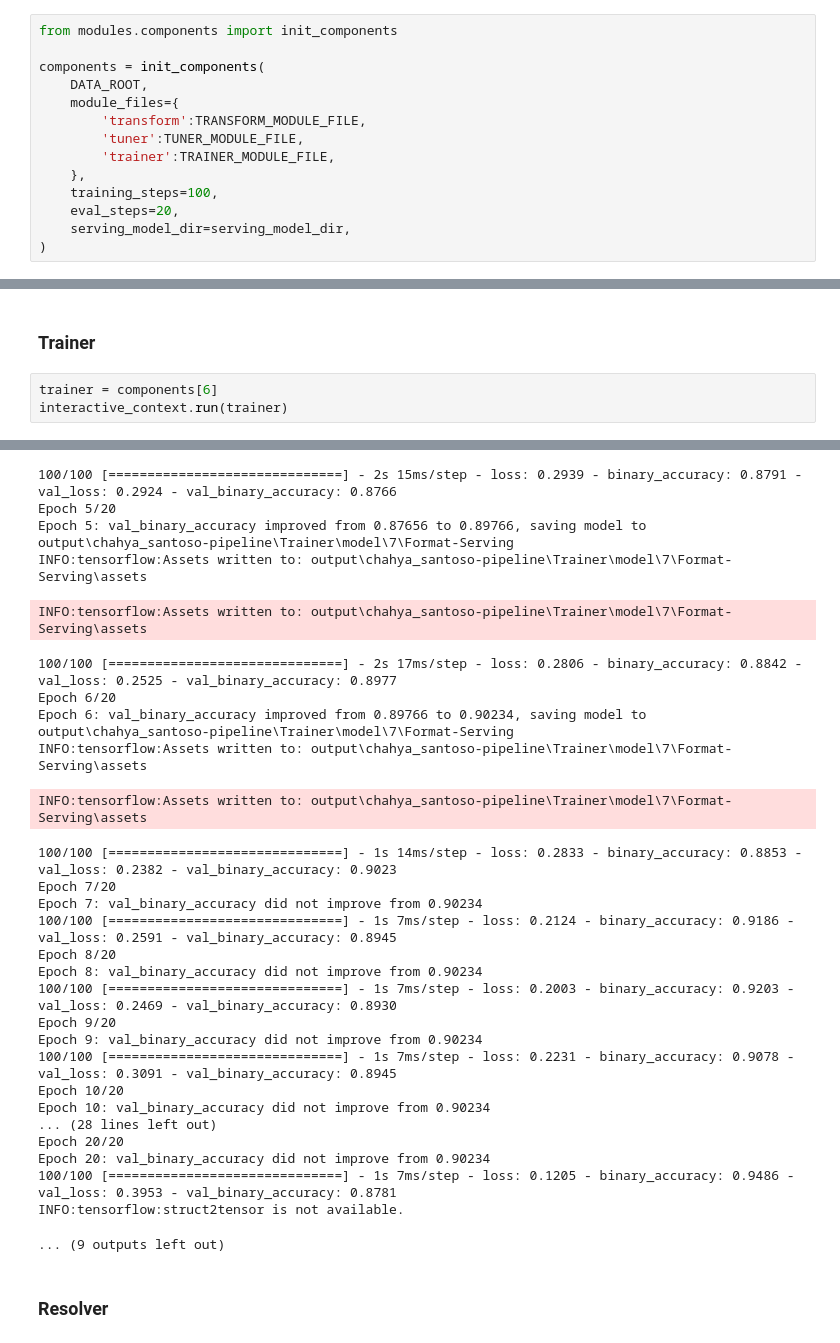
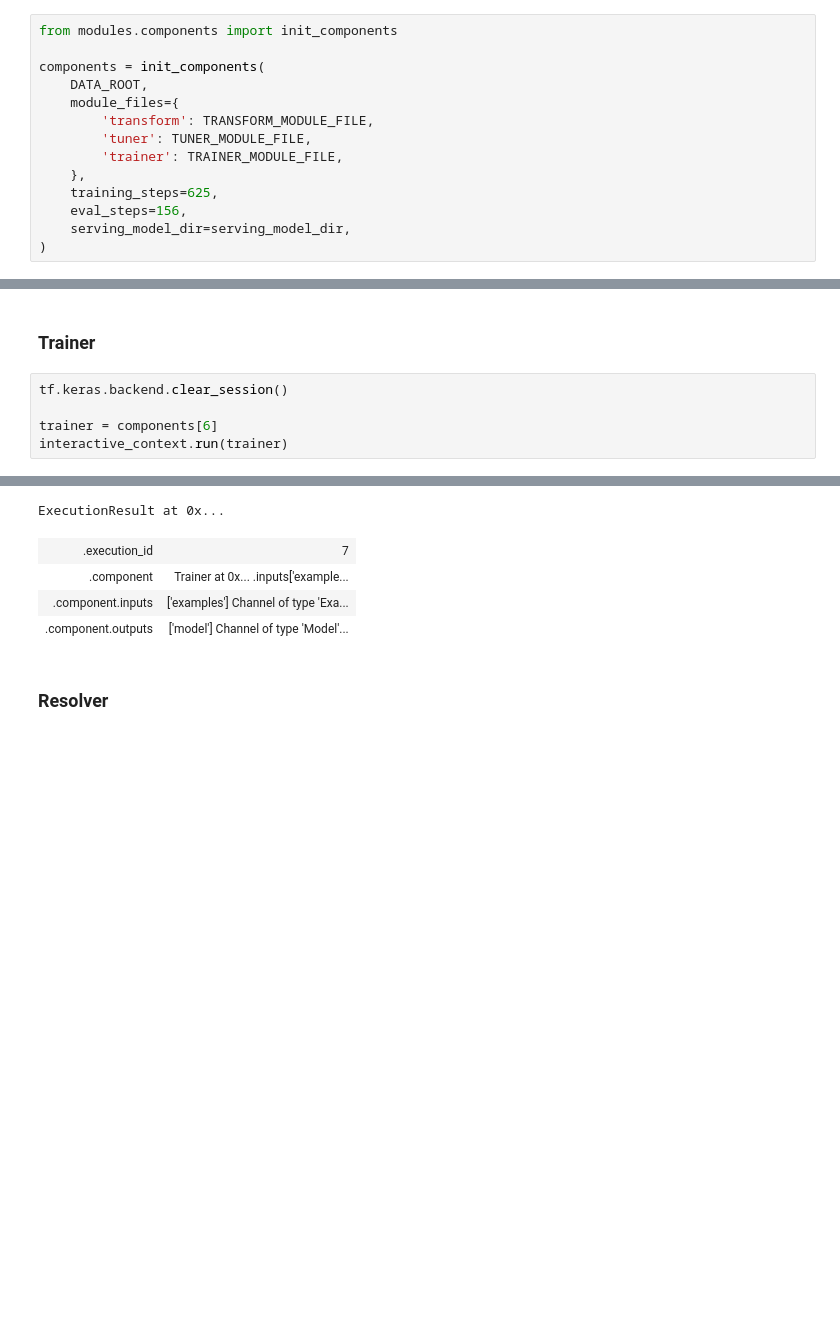
Before and after one commit to chahyasantoso/submission2-digit, a Jupyter notebook: interactive_context.ipynb, the cells around one changed output, grey strips where cells are left out. Drawn from its saved outputs; the diff is of its cells as text; blank space fills up the shorter version.

```diff
--- a/interactive_context.ipynb
+++ b/interactive_context.ipynb
@@ -32,12 +34,12 @@ from modules.components import init_components
 components = init_components(
     DATA_ROOT,
     module_files={
-        'transform':TRANSFORM_MODULE_FILE,
-        'tuner':TUNER_MODULE_FILE,
-        'trainer':TRAINER_MODULE_FILE,
+        'transform': TRANSFORM_MODULE_FILE,
+        'tuner': TUNER_MODULE_FILE,
+        'trainer': TRAINER_MODULE_FILE,
     },
-    training_steps=100,
-    eval_steps=20,
+    training_steps=625,
+    eval_steps=156,
     serving_model_dir=serving_model_dir,
 )
 # %% [markdown]
@@ -215,6 +228,8 @@ ExecutionResult at 0x...
 # %% [markdown]
 ### Trainer
 # %%
+tf.keras.backend.clear_session()
+
 trainer = components[6]
 interactive_context.run(trainer)
 # %% [output]
@@ -253,33 +260,10 @@ Epoch 4: val_binary_accuracy improved from 0.85781 to 0.87656, saving model to o
 INFO:tensorflow:Assets written to: output\chahya_santoso-pipeline\Trainer\model\7\Format-Serving\assets
 INFO:tensorflow:Assets written to: output\chahya_santoso-pipeline\Trainer\model\7\Format-Serving\assets
-100/100 [==============================] - 2s 15ms/step - loss: 0.2939 - binary_accuracy: 0.8791 - val_loss: 0.2924 - val_binary_accuracy: 0.8766
-Epoch 5/20
-Epoch 5: val_binary_accuracy improved from 0.87656 to 0.89766, saving model to output\chahya_santoso-pipeline\Trainer\model\7\Format-Serving
-INFO:tensorflow:Assets written to: output\chahya_santoso-pipeline\Trainer\model\7\Format-Serving\assets
+ExecutionResult at 0x...
-INFO:tensorflow:Assets written to: output\chahya_santoso-pipeline\Trainer\model\7\Format-Serving\assets
-100/100 [==============================] - 2s 17ms/step - loss: 0.2806 - binary_accuracy: 0.8842 - val_loss: 0.2525 - val_binary_accuracy: 0.8977
-Epoch 6/20
-Epoch 6: val_binary_accuracy improved from 0.89766 to 0.90234, saving model to output\chahya_santoso-pipeline\Trainer\model\7\Format-Serving
-INFO:tensorflow:Assets written to: output\chahya_santoso-pipeline\Trainer\model\7\Format-Serving\assets
-INFO:tensorflow:Assets written to: output\chahya_santoso-pipeline\Trainer\model\7\Format-Serving\assets
-100/100 [==============================] - 1s 14ms/step - loss: 0.2833 - binary_accuracy: 0.8853 - val_loss: 0.2382 - val_binary_accuracy: 0.9023
-Epoch 7/20
-Epoch 7: val_binary_accuracy did not improve from 0.90234
-100/100 [==============================] - 1s 7ms/step - loss: 0.2124 - binary_accuracy: 0.9186 - val_loss: 0.2591 - val_binary_accuracy: 0.8945
-Epoch 8/20
-Epoch 8: val_binary_accuracy did not improve from 0.90234
-100/100 [==============================] - 1s 7ms/step - loss: 0.2003 - binary_accuracy: 0.9203 - val_loss: 0.2469 - val_binary_accuracy: 0.8930
-Epoch 9/20
-Epoch 9: val_binary_accuracy did not improve from 0.90234
-100/100 [==============================] - 1s 7ms/step - loss: 0.2231 - binary_accuracy: 0.9078 - val_loss: 0.3091 - val_binary_accuracy: 0.8945
-Epoch 10/20
-Epoch 10: val_binary_accuracy did not improve from 0.90234
-... (28 lines left out)
-Epoch 20/20
-Epoch 20: val_binary_accuracy did not improve from 0.90234
-100/100 [==============================] - 1s 7ms/step - loss: 0.1205 - binary_accuracy: 0.9486 - val_loss: 0.3953 - val_binary_accuracy: 0.8781
-INFO:tensorflow:struct2tensor is not available.
-... (9 outputs left out)
+| .execution_id | 7 |
+| .component | Trainer at 0x... .inputs['example... |
+| .component.inputs | ['examples'] Channel of type 'Exa... |
+| .component.outputs | ['model'] Channel of type 'Model'... |
 # %% [markdown]
 ### Resolver
 # %%
```
Also changed, not shown: parts of 17 cells of this notebook, 13 other files.
